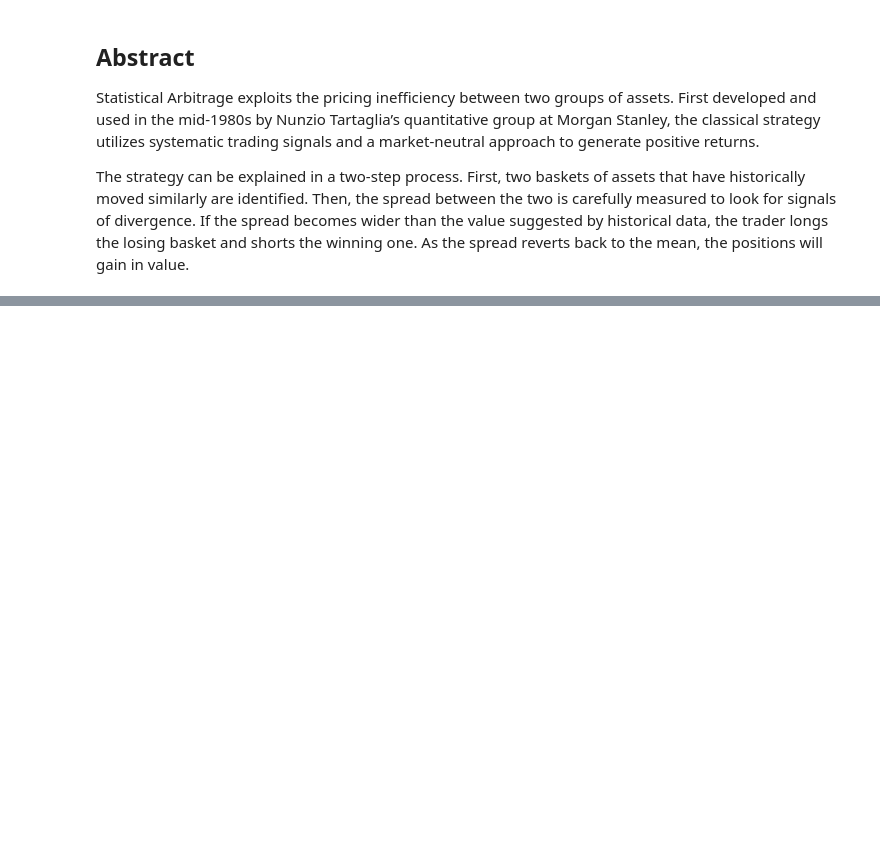
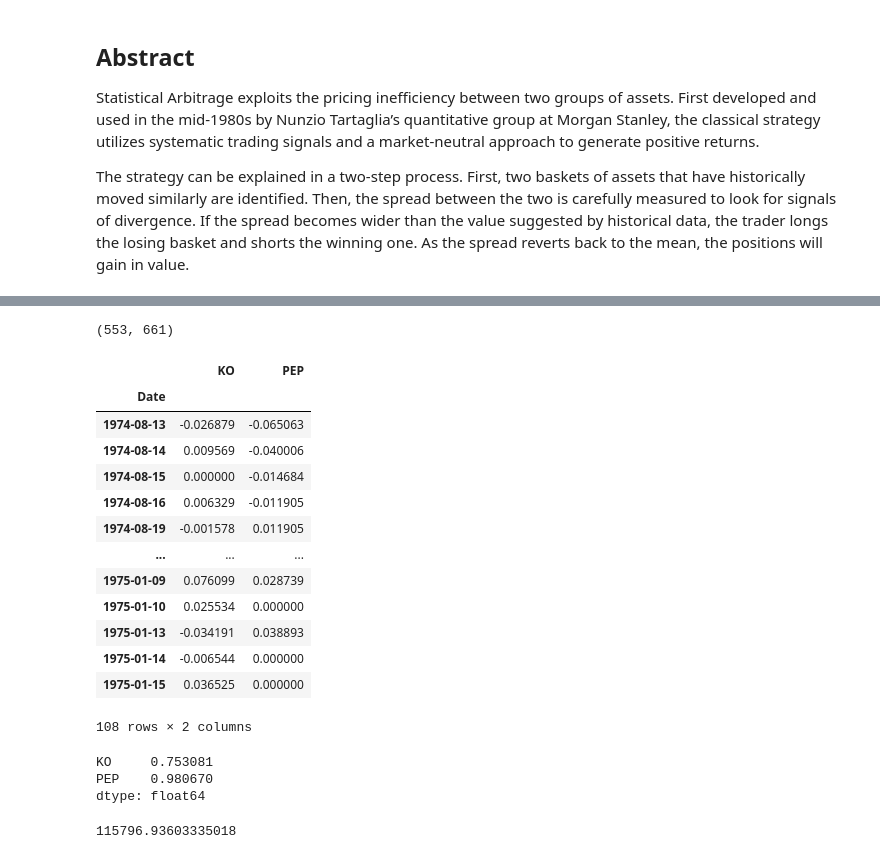
Before and after one commit to tzw101/research, a Jupyter notebook: Statistical Arbitrage.ipynb, the cells around one changed output, grey strips where cells are left out. Drawn from its saved outputs; the diff is of its cells as text; code cells hidden in the pictures; blank space fills up the shorter version.

```diff
--- a/Statistical Arbitrage.ipynb
+++ b/Statistical Arbitrage.ipynb
@@ -147,0 +364,2 @@ $s = X_t - \frac{E(X_t)}{var(X_t)} = \frac{\mu\sqrt{2\kappa}}{\sigma}$
+# %%
+z_score = model.z_score.copy()
@@ -147,0 +368,5 @@ $s = X_t - \frac{E(X_t)}{var(X_t)} = \frac{\mu\sqrt{2\kappa}}{\sigma}$
+# %%
+# Thresholds for Trades.
+enter = 2
+exit = 1
+z_score
@@ -147,0 +422,2 @@ $s = X_t - \frac{E(X_t)}{var(X_t)} = \frac{\mu\sqrt{2\kappa}}{\sigma}$
+# %%
+enter_short_x, exit_short_x, enter_long_x, exit_long_x = identify_signal_points(2, 1, z_score)
@@ -147,0 +498,28 @@ $s = X_t - \frac{E(X_t)}{var(X_t)} = \frac{\mu\sqrt{2\kappa}}{\sigma}$
+# %%
+enter_short_x[0], exit_short_x[0]
+# %% [output]
+(553, 661)
+# %%
+model.log_returns.iloc[enter_short_x[0]:exit_short_x[0]]
+# %% [output]
+|  | KO | PEP |
+| Date |  |  |
+| 1974-08-13 | -0.026879 | -0.065063 |
+| 1974-08-14 | 0.009569 | -0.040006 |
+| 1974-08-15 | 0.000000 | -0.014684 |
+| 1974-08-16 | 0.006329 | -0.011905 |
+| 1974-08-19 | -0.001578 | 0.011905 |
+| ... | ... | ... |
+| 1975-01-09 | 0.076099 | 0.028739 |
+| 1975-01-10 | 0.025534 | 0.000000 |
+| 1975-01-13 | -0.034191 | 0.038893 |
+| 1975-01-14 | -0.006544 | 0.000000 |
+| 1975-01-15 | 0.036525 | 0.000000 |
+108 rows × 2 columns
+# %%
+first_trade = np.exp(model.log_returns.iloc[enter_short_x[0]:exit_short_x[0]].sum())
+first_trade
+# %% [output]
+KO     0.753081
+PEP    0.980670
+dtype: float64
@@ -147,0 +530,5 @@ $s = X_t - \frac{E(X_t)}{var(X_t)} = \frac{\mu\sqrt{2\kappa}}{\sigma}$
+# %%
+capital = short(allocation, first_trade)
+capital
+# %% [output]
+115796.93603335018
```
Also changed, not shown: parts of 120 cells of this notebook.
